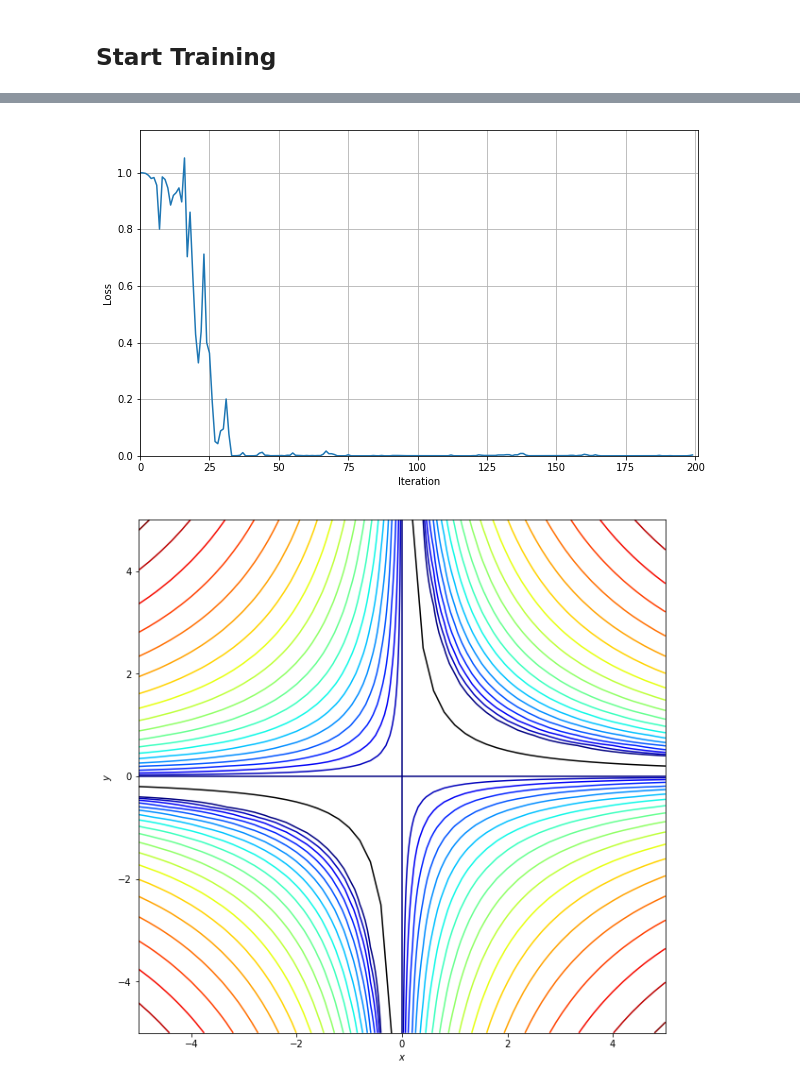
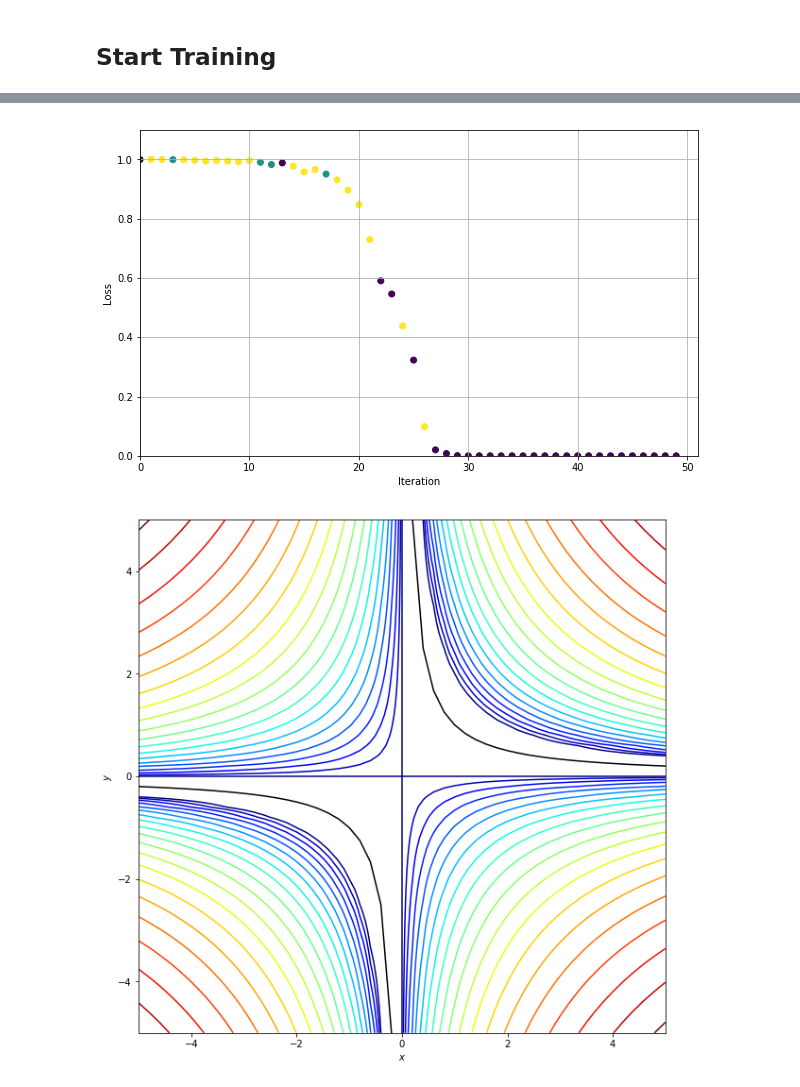
Before and after one commit to borisgin/nn-toys, a Jupyter notebook: nn_model.ipynb, the cells around one changed output, grey strips where cells are left out. Saved outputs shown, nothing was run; the diff lists cells and outputs as text; code cells hidden in the pictures.

Commit message:
Changed name of the model Added colored larc_mode to the loss graph

```diff
--- a/Neural Network Optimization Model.ipynb
+++ b/nn_model.ipynb
@@ -113,13 +113,16 @@ def learning_rate(lr0, lr_min, lr_policy, t, xt, yt, rampup=0):
 
     return lr
 
-def plot_loss(loss):
+def plot_loss(p):
+    loss = p[:,2]
+    larc_mode=p[:,3] / 3
     T = loss.size
     max_loss = np.nanmax(loss)
     t = np.arange(0, T, 1)
     # Now we are using the Qt4Agg backend open an interactive plot window
     plt.figure(figsize=(10,6))
-    plt.plot(t, loss)
+    #plt.plot(t, loss)
+    plt.scatter(t,loss,c=larc_mode)
     plt.axis([0., T+1, 0., max_loss+0.1])
     plt.grid(True)
     plt.ylabel('Loss')
@@ -127,19 +130,19 @@ def plot_loss(loss):
 # %% [markdown]
 # Define training parameters
 # %%
-N=200
+N=50
 
 lr_min=0.00001
 
-lr0 = 2.0  #0.1
+lr0 = 0.9  #0.1
 lr_policy = 'decay'#'opt'
 
-grad_noise = 4.5 #1.0 #5
+grad_noise = 4.1 #1.0 #5
 
 rampup = 0
-larc =   True # False #
-eta  = 0.05
-larc_epsilon=0.1
+larc = True # False #
+eta  = 2.0
+larc_minlr=0.1 #.1
 
 momentum = 0. #9 #
 wd=0. #0005 #0.001
@@ -148,11 +151,11 @@ init_range= 0.1
 # %% [markdown]
 ## Start Training
 # %%
-p=np.zeros((N,3), dtype=float)
+p=np.zeros((N,4), dtype=float)
 xt,yt = init_weights(init_range)
-xt, yt = 0.005, -0.02
+#xt, yt = -0.005, -0.02
 
-p[0,:]=[xt, yt, f(xt,yt)]
+p[0,:]=[xt, yt, f(xt,yt),0]
 m_x=0
 m_y=0
 for t in range(0, N-1):
@@ -168,19 +171,28 @@ for t in range(0, N-1):
         dy += wd*yt
 
     #print (dx,dy)
-
+    larc_mode=0
     if larc:
         #if (abs(xt) > larc_epsilon):
         #if (abs(dx) > larc_epsilon):
         if abs(dx) > abs(xt)*eta:
-                local_lr=max(larc_epsilon, abs(xt)* eta / abs(dx))
+                local_lr= abs(xt)* eta / abs(dx)
+                if local_lr < larc_minlr:
+                    local_lr=larc_minlr
+                    larc_mode = max(larc_mode, 1)
+                else:
+                    larc_mode = 2
                 print(t, " xt=", xt, " l_x=", local_lr)
                 dx = dx * local_lr
-
         #if (abs(yt) > larc_epsilon):
         #if (abs(dy) > larc_epsilon):
         if abs(dy) > abs(yt)*eta :
-                local_lr=max(larc_epsilon, abs(yt) * eta / abs(dy))
+                local_lr= abs(yt) * eta / abs(dy)
+                if local_lr < larc_minlr:
+                    local_lr=larc_minlr
+                    larc_mode = max(larc_mode, 1)
+                else:
+                    larc_mode = 2
                 print (t, " yt=", yt, " l_y=", local_lr)
                 dy = dy * local_lr
 
@@ -194,11 +206,9 @@ for t in range(0, N-1):
     #print (dx,dy)
     xt = xt - lr*dx
     yt = yt - lr*dy
-
-    p[t+1,:] = [xt, yt, f(xt,yt)]
+    p[t+1,:] = [xt, yt, f(xt,yt), larc_mode]
 
 # print( p )
-loss=p[:,2]
 # print loss
-plot_loss(loss)
+plot_loss(p)
 # %% [output]
@@ -222,4 +232,4 @@ plot_loss(loss)
-[figure, old version]
+[figure, new version]
 # %%
 fig, ax = plt.subplots(figsize=(10, 10))
 
```
Also changed, not shown: parts of 1 cell of this notebook.
